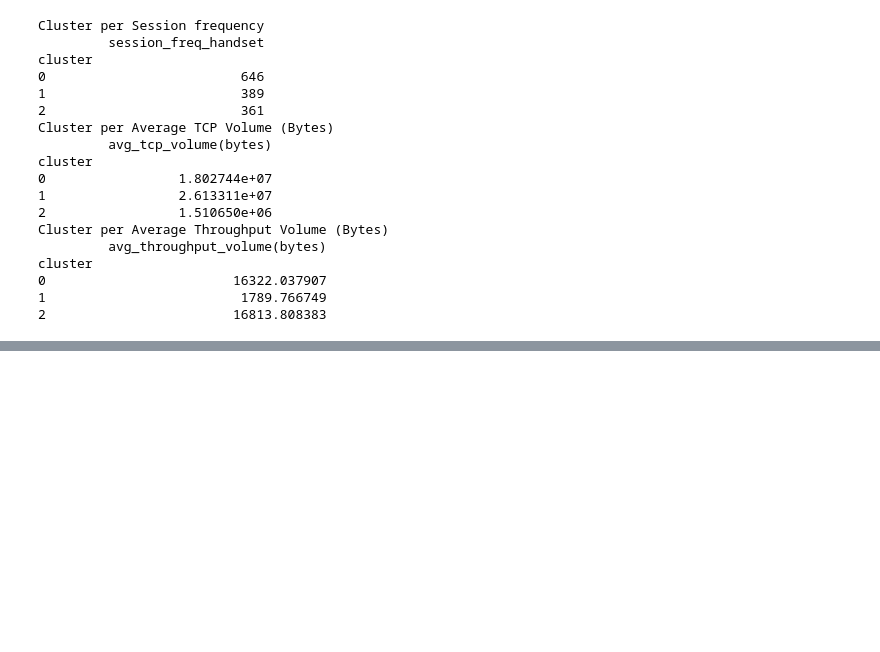
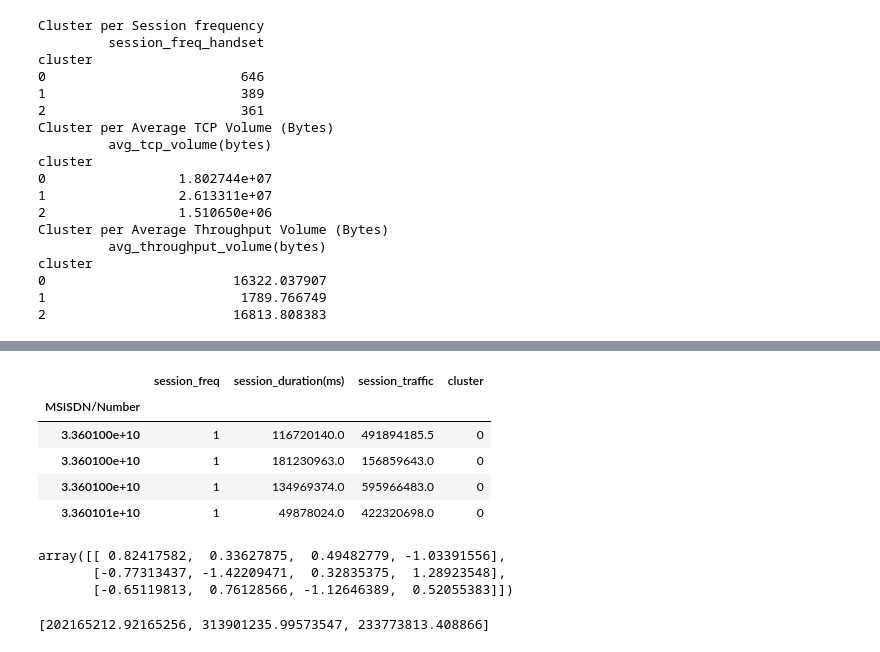
Before and after one commit to Caphace-Ethan/Telecom-User-Data-Analysis, a Jupyter notebook: notebooks/Data_Exploratory_Analysis.ipynb, the cells around one changed output, grey strips where cells are left out. Cells and saved outputs as stored; diff of their text form; code cells hidden in the pictures; blank space fills up the shorter version.

Commit message:
Satisfaction Analysis

```diff
--- a/notebooks/Data_Exploratory_Analysis.ipynb
+++ b/notebooks/Data_Exploratory_Analysis.ipynb
@@ -1323,0 +1331,16 @@ cluster
+# %%
+# Engagement score to each user, Using User Engagement Clustering Analysis
+aggre_user_data.head(4)
+# %% [output]
+|  | session_freq | session_duration(ms) | session_traffic | cluster |
+| MSISDN/Number |  |  |  |  |
+| 3.360100e+10 | 1 | 116720140.0 | 491894185.5 | 0 |
+| 3.360100e+10 | 1 | 181230963.0 | 156859643.0 | 0 |
+| 3.360100e+10 | 1 | 134969374.0 | 595966483.0 | 0 |
+| 3.360101e+10 | 1 | 49878024.0 | 422320698.0 | 0 |
+# %%
+kmeans_1.cluster_centers_
+# %% [output]
+array([[ 0.82417582,  0.33627875,  0.49482779, -1.03391556],
+       [-0.77313437, -1.42209471,  0.32835375,  1.28923548],
+       [-0.65119813,  0.76128566, -1.12646389,  0.52055383]])
@@ -1323,0 +1354,4 @@ cluster
+# %%
+engagement_score[:3]
+# %% [output]
+[202165212.92165256, 313901235.99573547, 233773813.408866]
```
Also changed, not shown: parts of 4 cells of this notebook.
